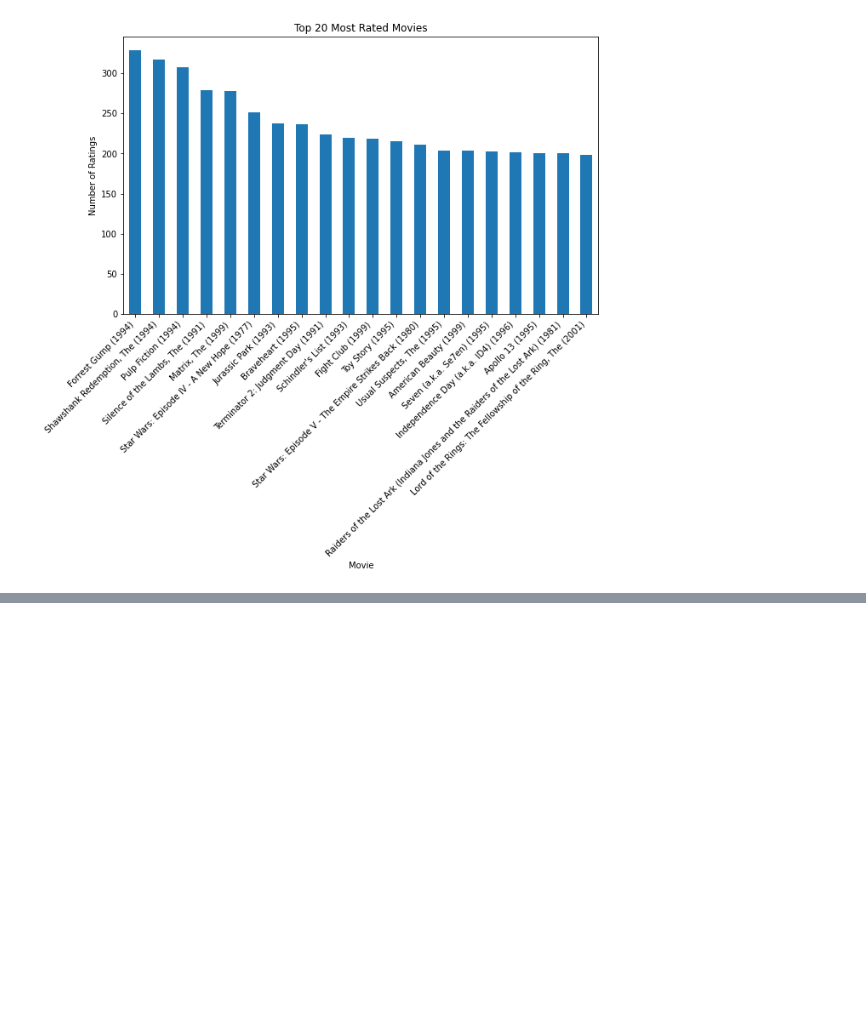
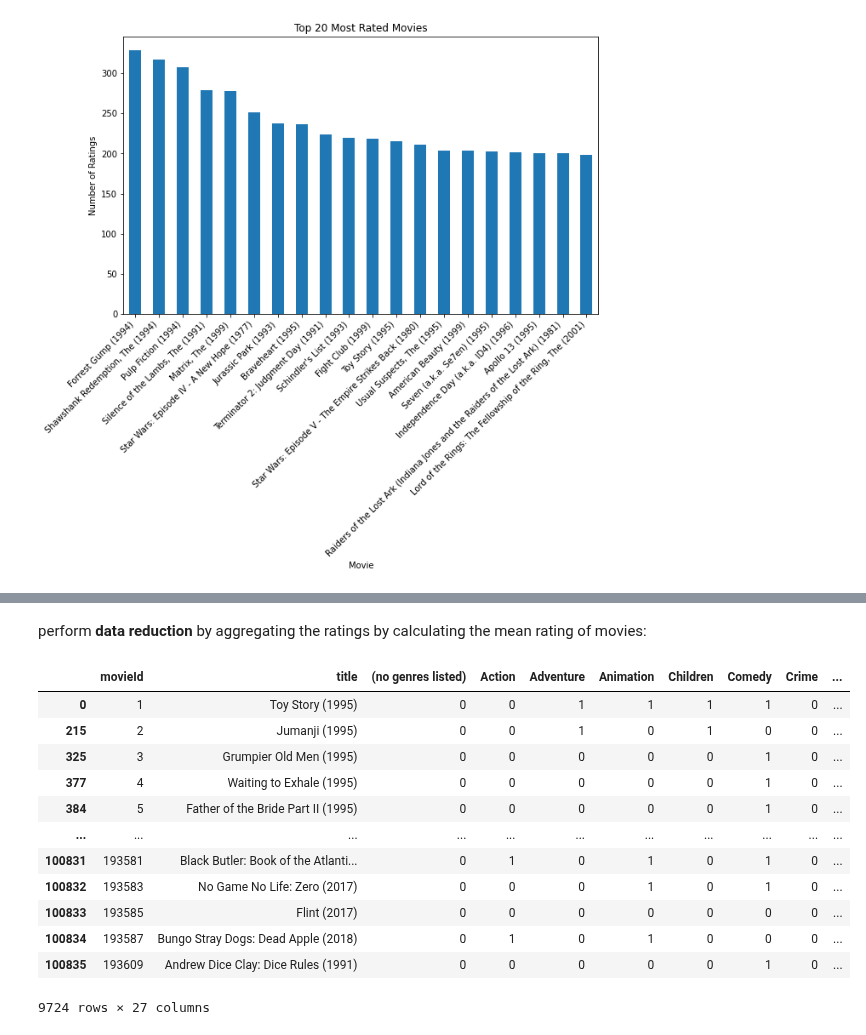
Before and after one commit to simonhui1/Recommendation_Systems, a Jupyter notebook: index_simon.ipynb, the cells around one changed output, grey strips where cells are left out. Cells and saved outputs as stored; diff of their text form; code cells hidden in the pictures; blank space fills up the shorter version.

```diff
--- a/index_simon.ipynb
+++ b/index_simon.ipynb
@@ -260,0 +302,33 @@ plt.show()
+# %% [markdown]
+perform **data reduction** by aggregating the ratings by calculating the mean rating of movies:
+# %%
+# Group by 'movieId' and calculate the AVERAGE rating for each movie
+average_ratings = movie_profiles.groupby('movieId')['rating'].mean().reset_index()
+average_ratings.rename(columns = {'rating': 'average_rating'}, inplace = True)
+
+# Merge 'average_ratings' with the 'movie_profiles' DataFrame
+movie_profiles_with_avg = movie_profiles.merge(average_ratings, on = 'movieId', how = 'left')
+
+# Scale the average rating to a common scale (e.g., from 0 to 5) using min-max scaling
+max_rating = movie_profiles_with_avg['rating'].max()
+min_rating = movie_profiles_with_avg['rating'].min()
+movie_profiles_with_avg['scaled_avg_rating'] = (movie_profiles_with_avg['average_rating'] - min_rating) / (max_rating - min_rating) * 5
+
+# Drop duplicate rows based on 'movieId' and keep the first occurrence (retains average rating)
+movie_profiles_with_avg = movie_profiles_with_avg.drop_duplicates(subset = 'movieId', keep = 'first')
+
+movie_profiles_with_avg
+# %% [output]
+|  | movieId | title | (no genres listed) | Action | Adventure | Animation | Children | Comedy | Crime | ... |
+| 0 | 1 | Toy Story (1995) | 0 | 0 | 1 | 1 | 1 | 1 | 0 | ... |
+| 215 | 2 | Jumanji (1995) | 0 | 0 | 1 | 0 | 1 | 0 | 0 | ... |
+| 325 | 3 | Grumpier Old Men (1995) | 0 | 0 | 0 | 0 | 0 | 1 | 0 | ... |
+| 377 | 4 | Waiting to Exhale (1995) | 0 | 0 | 0 | 0 | 0 | 1 | 0 | ... |
+| 384 | 5 | Father of the Bride Part II (1995) | 0 | 0 | 0 | 0 | 0 | 1 | 0 | ... |
+| ... | ... | ... | ... | ... | ... | ... | ... | ... | ... | ... |
+| 100831 | 193581 | Black Butler: Book of the Atlanti... | 0 | 1 | 0 | 1 | 0 | 1 | 0 | ... |
+| 100832 | 193583 | No Game No Life: Zero (2017) | 0 | 0 | 0 | 1 | 0 | 1 | 0 | ... |
+| 100833 | 193585 | Flint (2017) | 0 | 0 | 0 | 0 | 0 | 0 | 0 | ... |
+| 100834 | 193587 | Bungo Stray Dogs: Dead Apple (2018) | 0 | 1 | 0 | 1 | 0 | 0 | 0 | ... |
+| 100835 | 193609 | Andrew Dice Clay: Dice Rules (1991) | 0 | 0 | 0 | 0 | 0 | 1 | 0 | ... |
+9724 rows × 27 columns
```
Also changed, not shown: parts of 17 cells of this notebook.
